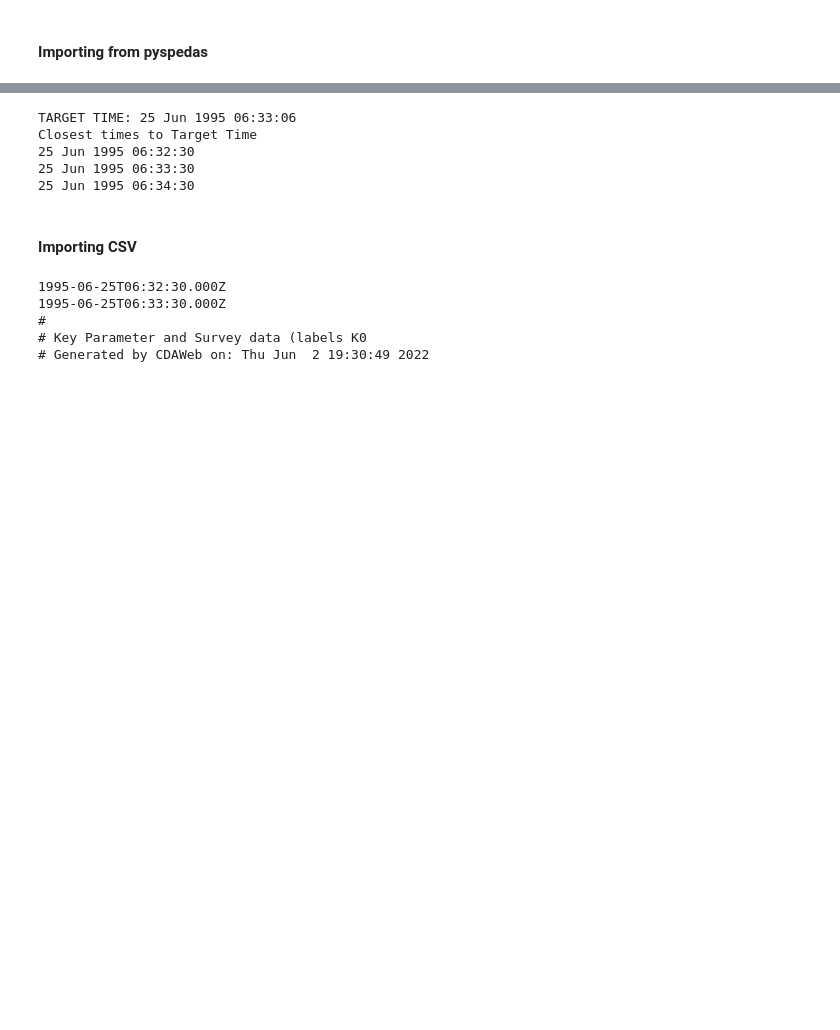
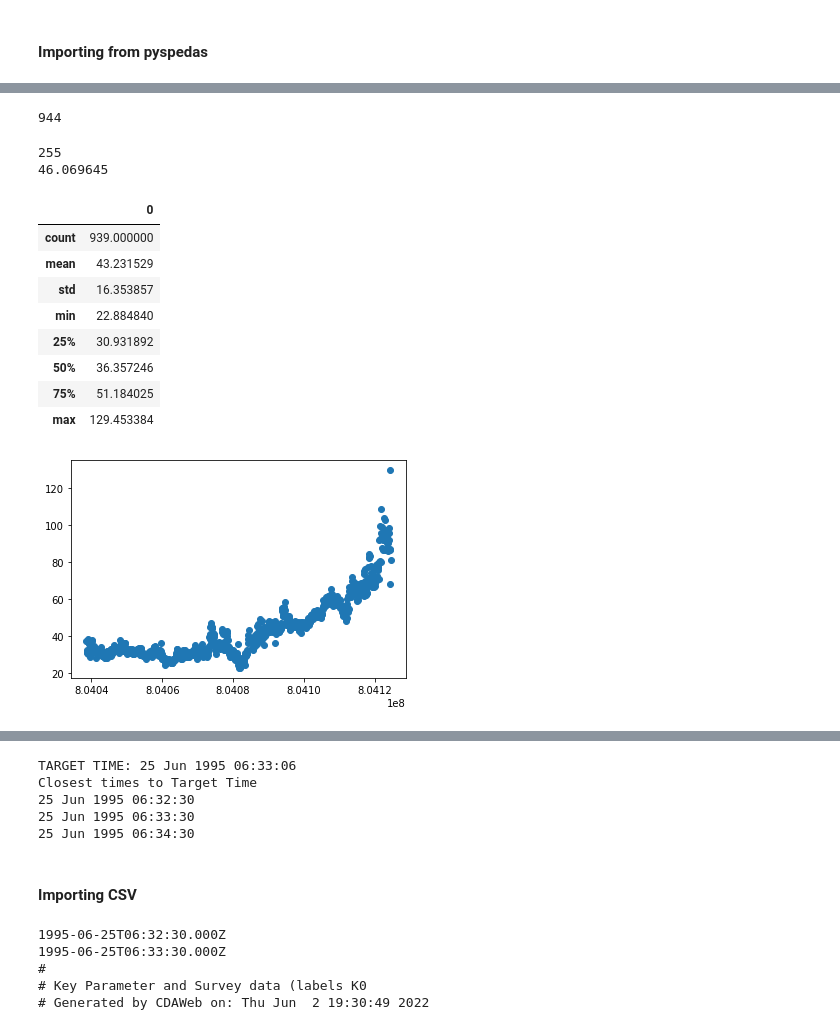
Before and after one commit to AyushmaanAggarwal/qtn-proj-ayu, a Jupyter notebook: importing_data.ipynb, the cells around one changed output, grey strips where cells are left out. Saved outputs shown, nothing was run; the diff lists cells and outputs as text; code cells hidden in the pictures; blank space fills up the shorter version.

```diff
--- a/importing_data.ipynb
+++ b/importing_data.ipynb
@@ -32,3 +176,32 @@ export_data = get_data('Te')
+# %%
+export_data = get_data('Proton_W_moment')
+print(len(export_data.times))
+# %% [output]
+944
+# %%
+data = list(zip(*filter(lambda x: x[1]<90000, zip(export_data.times, export_data.y))))
+# %%
+print(find_closest_time(804061986.432,export_data.times))
+print(export_data.y[255])
+# %% [output]
+255
+46.069645
+# %%
+t, y = data
+plt.scatter(t,y)
+#plt.scatter(t,y)
+pd.DataFrame(export_data.y).describe()
+# %% [output]
+|  | 0 |
+| count | 939.000000 |
+| mean | 43.231529 |
+| std | 16.353857 |
+| min | 22.884840 |
+| 25% | 30.931892 |
+| 50% | 36.357246 |
+| 75% | 51.184025 |
+| max | 129.453384 |
+[figure, added]
 # %%
 #tplot('N_e_dens_wi_3dp')
 pd.DataFrame([abs(export_data.y[i]-export_data.y[i-1])/abs(export_data.y[i-1]) for i in range(1, len(export_data.y))]).describe()
```
Also changed, not shown: parts of 20 cells of this notebook, 4 other files.
